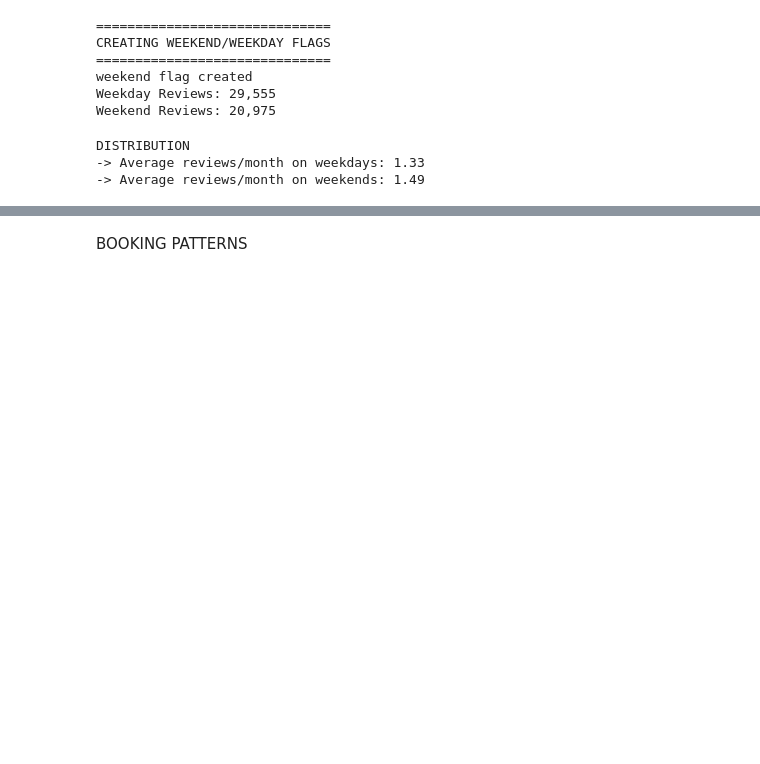
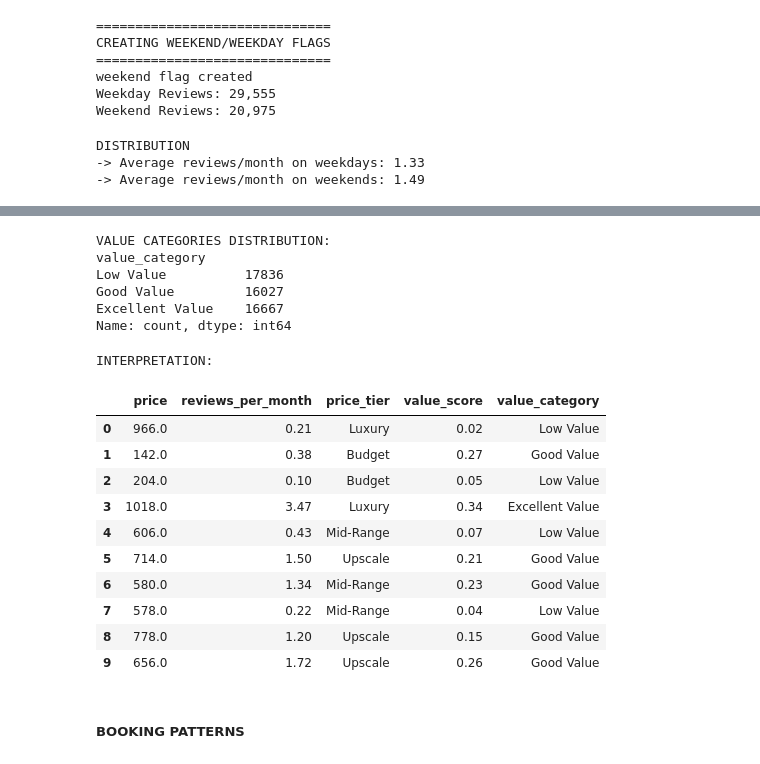
Before and after one commit to nithyashreeprojects/Airbnb, a Jupyter notebook: 02_Feature_Engineering.ipynb, the cells around one changed output, grey strips where cells are left out. Saved outputs shown, nothing was run; the diff lists cells and outputs as text; code cells hidden in the pictures; blank space fills up the shorter version.

```diff
--- a/02_Feature_Engineering.ipynb
+++ b/02_Feature_Engineering.ipynb
@@ -297,0 +500,13 @@ PRICE CATEGORIES
+# %%
+print("\nCREATING PRICE CATEGORIES")
+print("-"*30)
+
+df['price_tier']=pd.qcut(
+    df['price'],
+    q=4,
+    labels=['Budget','Mid-Range','Upscale','Luxury'],
+    duplicates='drop'
+)
+
+print("\nPrice Tiers Created: ")
+print(df['price_tier'].value_counts().sort_index())
@@ -297,0 +548,12 @@ PRICE CATEGORIES
+# %%
+print("\nVALUE SCORE: Price vs Demand")
+print("-"*30)
+
+# value score = how many reviews per dollar spent
+df['value_score'] = (df['reviews_per_month']/df['price']*100).round(2)
+
+print("\n Value Score Created (Reviews per $100)")
+print(f" -> Mean: {df['value_score'].mean():.2f}")
+print(f" -> Median: {df['value_score'].median():.2f}")
+print(f" -> Min: {df['value_score'].min():.2f}")
+print(f" -> Max: {df['value_score'].max():.2f}")
@@ -298,2 +569,36 @@ PRICE CATEGORIES
+# %%
+# CREATE VALUE CATEGORIES
+df['value_category'] = pd.qcut(
+    df['value_score'],
+    q=3,
+    labels= ['Low Value','Good Value','Excellent Value'],
+    duplicates= 'drop'
+)
+
+print("\nVALUE CATEGORIES DISTRIBUTION: ")
+print(df['value_category'].value_counts().sort_index())
+# %% [output]
+VALUE CATEGORIES DISTRIBUTION:
+value_category
+Low Value          17836
+Good Value         16027
+Excellent Value    16667
+Name: count, dtype: int64
+# %%
+print("\nINTERPRETATION: ")
+df[['price','reviews_per_month','price_tier','value_score','value_category']].head(10)
+# %% [output]
+INTERPRETATION:
+|  | price | reviews_per_month | price_tier | value_score | value_category |
+| 0 | 966.0 | 0.21 | Luxury | 0.02 | Low Value |
+| 1 | 142.0 | 0.38 | Budget | 0.27 | Good Value |
+| 2 | 204.0 | 0.10 | Budget | 0.05 | Low Value |
+| 3 | 1018.0 | 3.47 | Luxury | 0.34 | Excellent Value |
+| 4 | 606.0 | 0.43 | Mid-Range | 0.07 | Low Value |
+| 5 | 714.0 | 1.50 | Upscale | 0.21 | Good Value |
+| 6 | 580.0 | 1.34 | Mid-Range | 0.23 | Good Value |
+| 7 | 578.0 | 0.22 | Mid-Range | 0.04 | Low Value |
+| 8 | 778.0 | 1.20 | Upscale | 0.15 | Good Value |
+| 9 | 656.0 | 1.72 | Upscale | 0.26 | Good Value |
 # %% [markdown]
-BOOKING PATTERNS
+##### **BOOKING PATTERNS**
```
Also changed, not shown: parts of 40 cells of this notebook.
